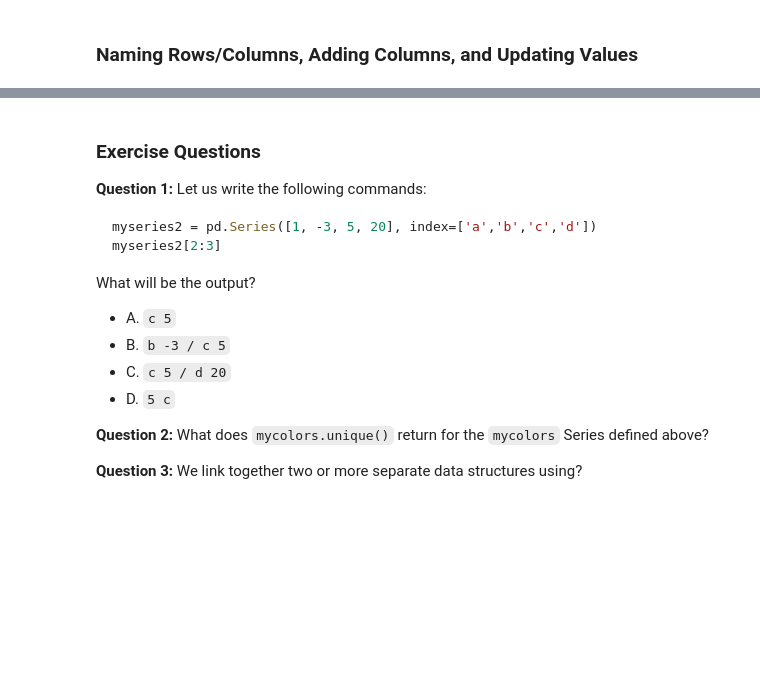
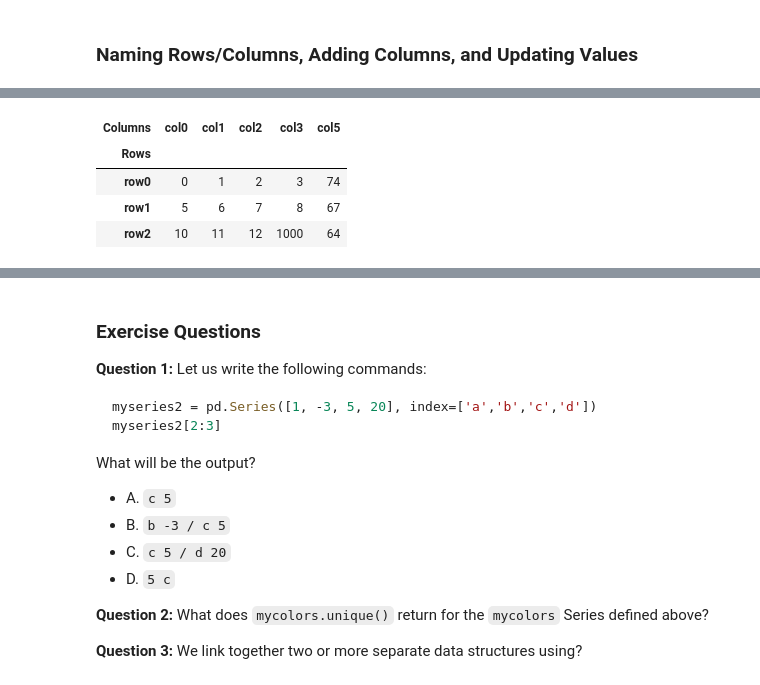
Before and after one commit to wasimnawaz1/programming_4_AI, a Jupyter notebook: Programming_for_AI,_Lectures_(Week_5-8)_Pandas.ipynb, the cells around one changed output, grey strips where cells are left out. Saved outputs shown, nothing was run; the diff lists cells and outputs as text; code cells hidden in the pictures; blank space fills up the shorter version.

```diff
--- a/Programming_for_AI,_Lectures_(Week_5-8)_Pandas.ipynb
+++ b/Programming_for_AI,_Lectures_(Week_5-8)_Pandas.ipynb
@@ -850,7 +1136,13 @@ myframe4
 # %%
 # Change a single value
-myframe4[1, 'col1'] = 1000
+myframe4.loc['row2', 'col3'] = 1000
 myframe4
+# %% [output]
+| Columns | col0 | col1 | col2 | col3 | col5 |
+| Rows |  |  |  |  |  |
+| row0 | 0 | 1 | 2 | 3 | 74 |
+| row1 | 5 | 6 | 7 | 8 | 67 |
+| row2 | 10 | 11 | 12 | 1000 | 64 |
 # %%
 # Check membership with isin()
 myframe4.isin([1, 4, 99])
```
Also changed, not shown: parts of 56 cells of this notebook.
